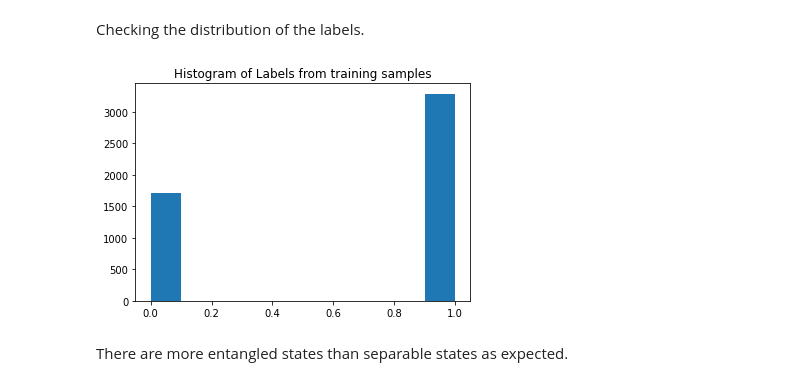
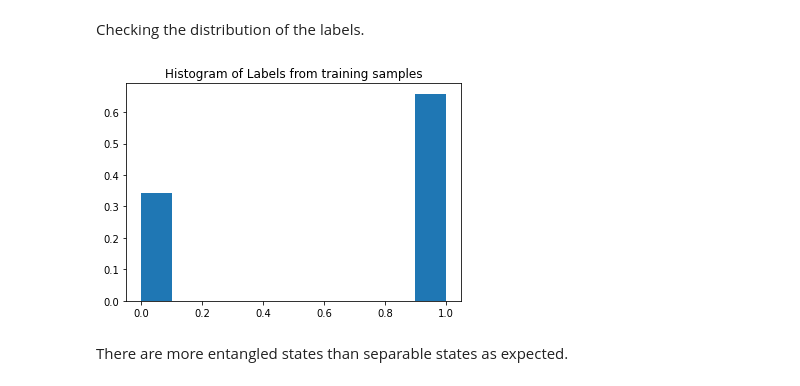
Before and after one commit to nahumsa/Entanglement-VAE, a Jupyter notebook: VAE Entanglement Witness.ipynb, the cells around one changed output. Cells and saved outputs as stored; diff of their text form; code cells hidden in the pictures.

```diff
--- a/VAE Entanglement Witness.ipynb
+++ b/VAE Entanglement Witness.ipynb
@@ -109,11 +112,12 @@ states_test, measurements_test, labels_test = create_dataset(samples_test)
 # %% [markdown]
 Checking the distribution of the labels.
 # %%
-plt.hist(labels_train)
+weights = np.ones_like(labels_train)/float(len(labels_train))
+plt.hist(labels_train, weights=weights)
 plt.title('Histogram of Labels from training samples')
 plt.show()
 # %% [output]
-[figure, old version]
+[figure, new version]
 # %% [markdown]
 There are more entangled states than separable states as expected.
 # %%
```
Also changed, not shown: parts of 4 cells of this notebook.
